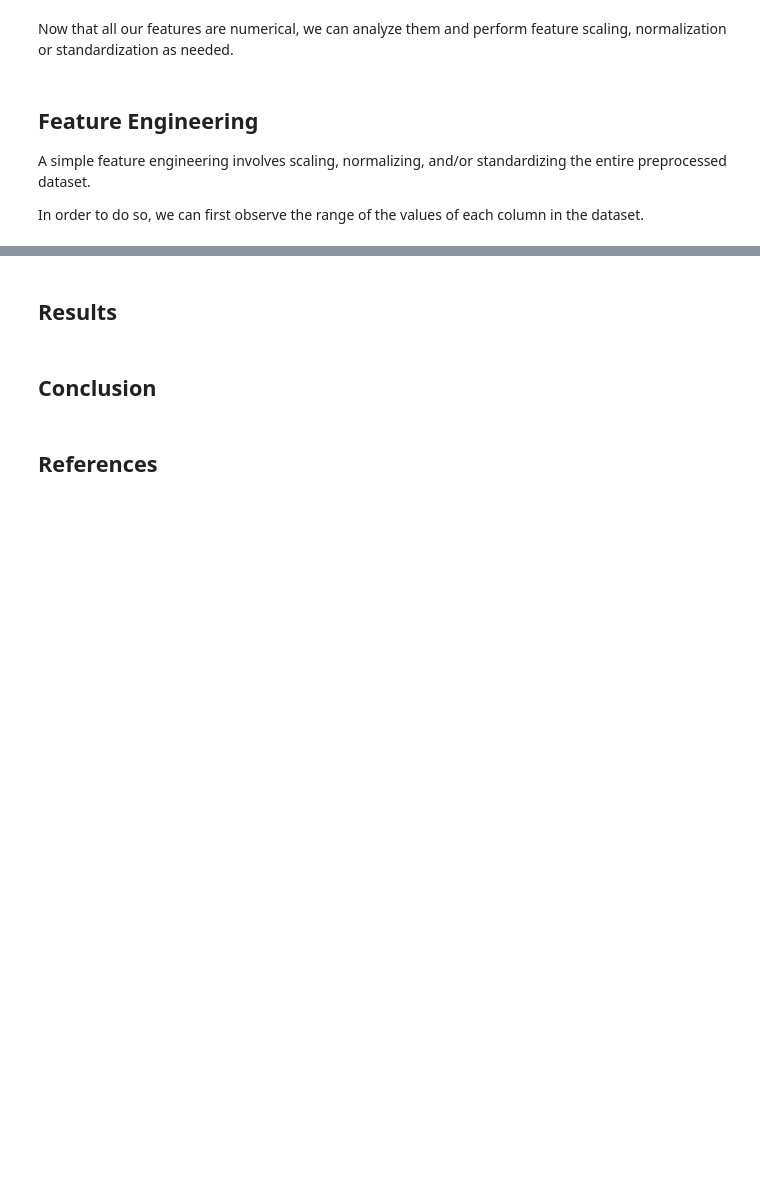
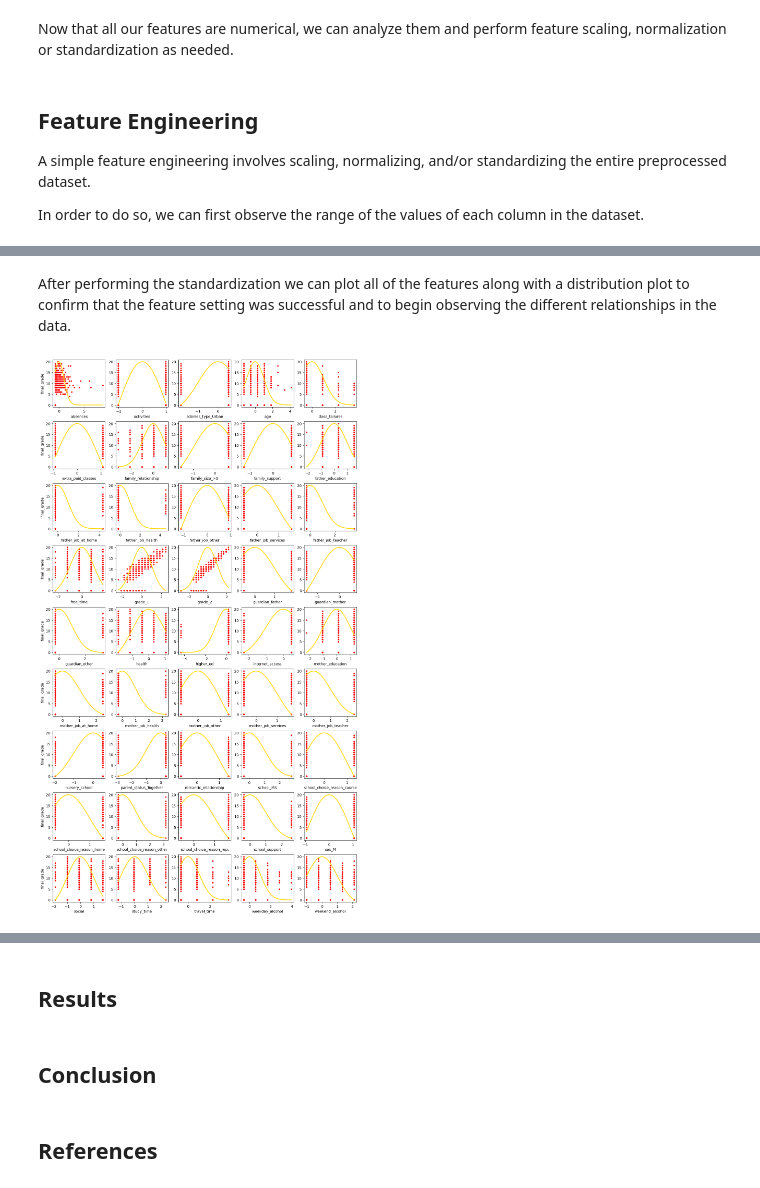
Before and after one commit to ferDMS/MOOCS, a Jupyter notebook: Supervised Machine Learning Regression and Classification/cw2.ipynb, the cells around one changed output, grey strips where cells are left out. Saved outputs shown, nothing was run; the diff lists cells and outputs as text; code cells hidden in the pictures; blank space fills up the shorter version.

```diff
--- a/Supervised Machine Learning Regression and Classification/cw2.ipynb
+++ b/Supervised Machine Learning Regression and Classification/cw2.ipynb
@@ -276,0 +294,60 @@ In order to decide the correct scaling, normalization and/or standardization alg
+# %%
+from sklearn.preprocessing import StandardScaler
+scaler = StandardScaler()
+# Save columns
+cols = X.columns
+# Fit to get mean and std. dev., transform features and convert to pandas DataFrame
+X = pd.DataFrame(scaler.fit_transform(X), columns=cols)
+# %% [markdown]
+After performing the standardization we can plot all of the features along with a distribution plot to confirm that the feature setting was successful and to begin observing the different relationships in the data.
+# %%
+import matplotlib.pyplot as plt
+from scipy.stats import norm
+import math
+
+# Number of columns per row to show
+n_cols = 5
+
+# Function to plot the probability density function
+def plotDistribution(x, ax):
+    # Create a twin ax array to display a second y-axis on the same space
+    axr = ax.twinx()
+    axr.axis('off')
+    # Numpy array of means and std. deviations
+    mu = np.mean(x)
+    std = np.std(x)
+    # Create x values for the distribution plot
+    dist_x = np.linspace(np.min(x), np.max(x), 50)
+    # Compute distribution through probability density function
+    dist_y = norm.pdf(dist_x, loc=mu, scale = std)
+    # Plot on axis
+    axr.plot(dist_x, dist_y, color = 'gold', lw=2)
+
+
+def plotFeatures(X, y, n_cols=4):
+    n = len(X.columns)
+    n_rows = math.ceil(n/n_cols)
+
+    # Prepare labels to select x and y arrays for plotting
+    features = X.columns
+    target = y.name
+    n_plotted = 0
+
+    # Create the subplots and assign to each axis a plot of feature_i vs final_grade
+    fig,ax = plt.subplots(n_rows, n_cols, figsize=(n_cols*3, n_rows*3), gridspec_kw={'hspace':0.3})
+    for row in range(n_rows):
+        for col in range(n_cols):
+            if (n_plotted < n):
+                i = n_cols*row + col
+                ax[row, col].scatter(X[features[i]], y, marker='.', c='r')
+                ax[row, col].set_xlabel(features[i])
+                plotDistribution(X[features[i]], ax[row, col])
+                if col == 0:
+                    ax[row, col].set_ylabel(target)
+                n_plotted += 1
+    # fig.suptitle("Distribution of features before normalization")
+
+
+plotFeatures(X, y, n_cols)
+# %% [output]
+[figure, added]
```
Also changed, not shown: parts of 24 cells of this notebook.
